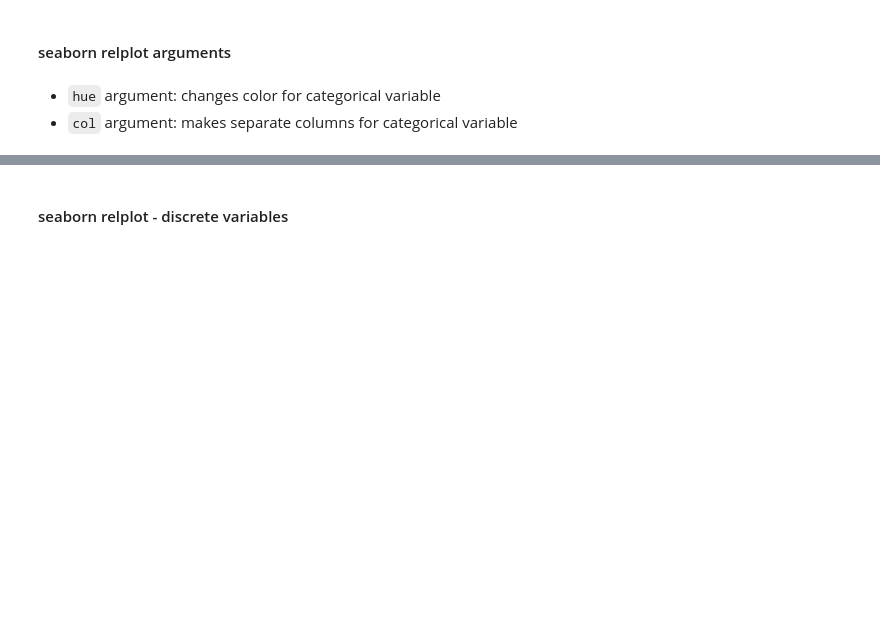
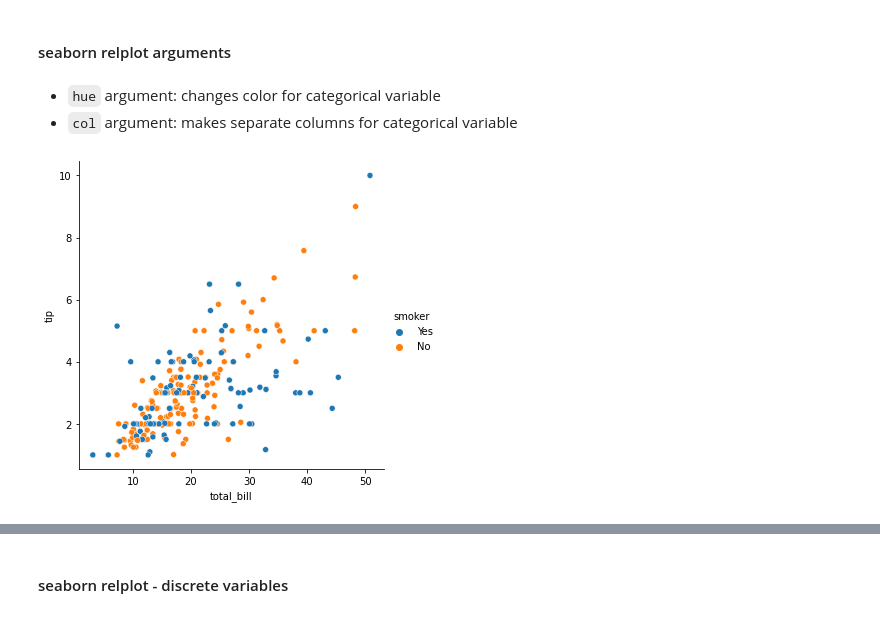
Before and after one commit to CodeupClassroom/pagel-data-science-libraries, a Jupyter notebook: seaborn_lesson.ipynb, the cells around one changed output, grey strips where cells are left out. Drawn from its saved outputs; the diff is of its cells as text; code cells hidden in the pictures; blank space fills up the shorter version.

```diff
--- a/seaborn_lesson.ipynb
+++ b/seaborn_lesson.ipynb
@@ -101,7 +225,9 @@ plt.show()
 - `col` argument: makes separate columns for categorical variable
 # %%
 #using hue
-
+sns.relplot(data=df, x='total_bill', y='tip', hue='smoker')
 plt.show()
+# %% [output]
+[figure, added]
 # %%
 #using col
```
Also changed, not shown: parts of 67 cells of this notebook.
